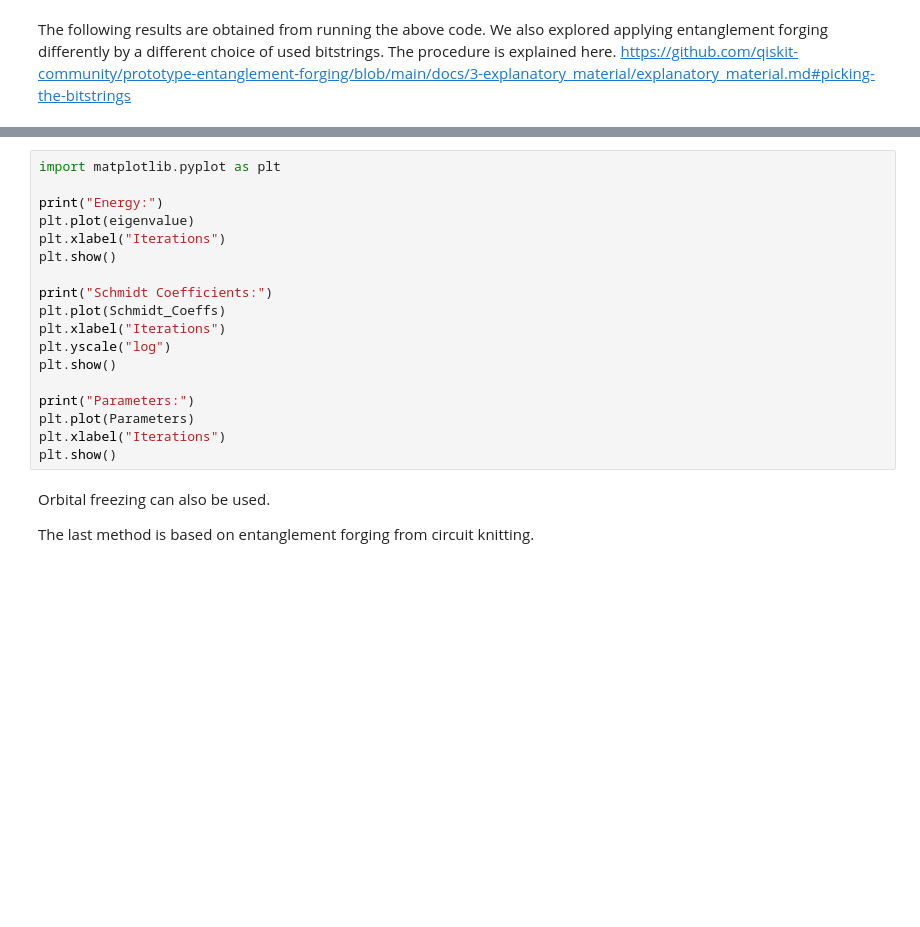
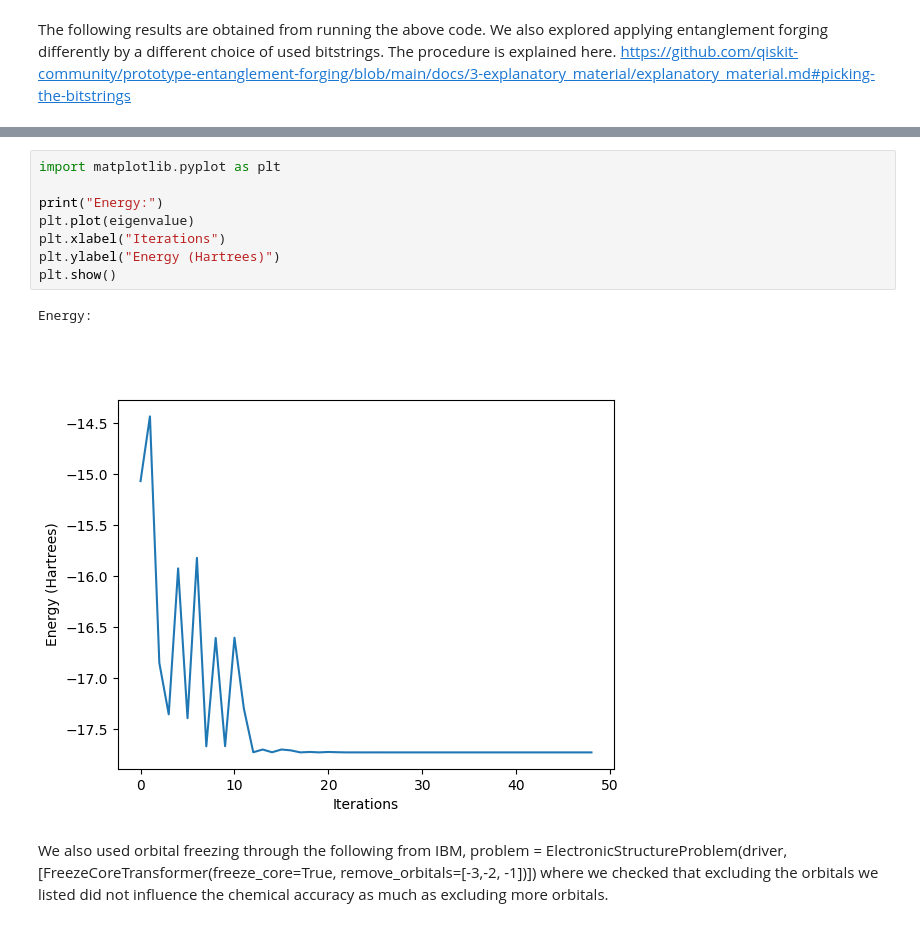
Before and after one commit to jsaroni/QHack2023_Feynmanprodigies, a Jupyter notebook: final_submission.ipynb, the cells around one changed output, grey strips where cells are left out. Saved outputs shown, nothing was run; the diff lists cells and outputs as text; blank space fills up the shorter version.

```diff
--- a/final_submission.ipynb
+++ b/final_submission.ipynb
@@ -950,23 +944,13 @@ Parameters = [array([0.        , 1.57079633]), array([1.        , 1.57079633]),
 # %%
 import matplotlib.pyplot as plt
 
 print("Energy:")
 plt.plot(eigenvalue)
 plt.xlabel("Iterations")
+plt.ylabel("Energy (Hartrees)")
 plt.show()
-
-print("Schmidt Coefficients:")
-plt.plot(Schmidt_Coeffs)
-plt.xlabel("Iterations")
-plt.yscale("log")
-plt.show()
-
-print("Parameters:")
-plt.plot(Parameters)
-plt.xlabel("Iterations")
-plt.show()
+# %% [output]
+Energy:
+[figure, added]
-# %% [markdown]
-Orbital freezing can also be used.
-
-
-The last method is based on entanglement forging from circuit knitting.
+# %% [markdown]
+We also used orbital freezing through the following from IBM, problem = ElectronicStructureProblem(driver,[FreezeCoreTransformer(freeze_core=True, remove_orbitals=[-3,-2, -1])]) where we checked that excluding the orbitals we listed did not influence the chemical accuracy as much as excluding more orbitals.
```
Also changed, not shown: parts of 1 cell of this notebook.
